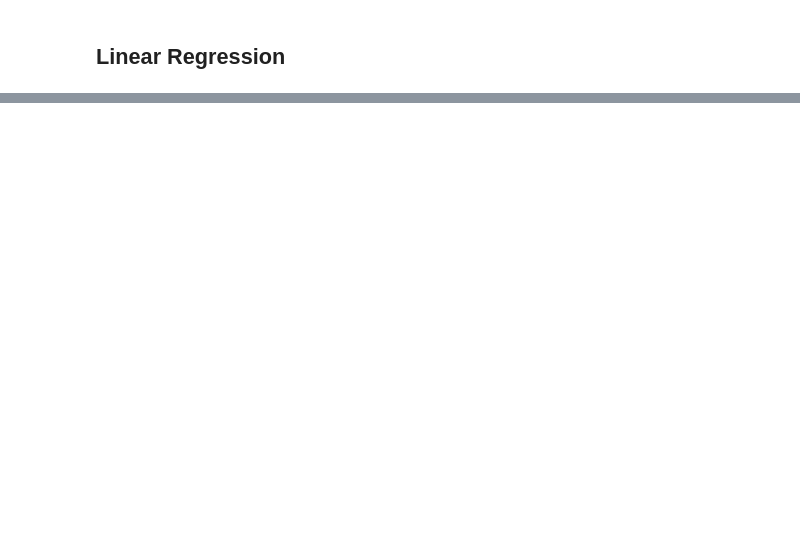
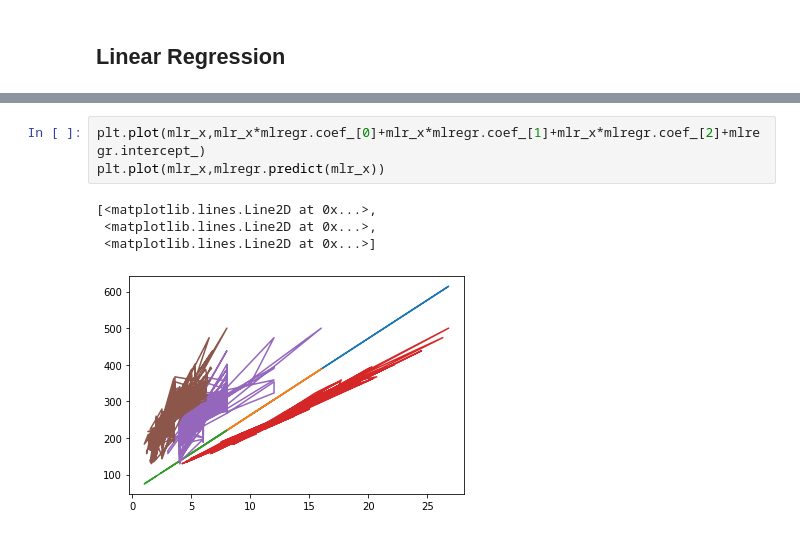
Before and after one commit to Yogendra3112/data_science, a Jupyter notebook: Machine Learning.ipynb, the cells around one changed output, grey strips where cells are left out. Saved outputs shown, nothing was run; the diff lists cells and outputs as text; blank space fills up the shorter version.

```diff
--- a/Machine Learning.ipynb
+++ b/Machine Learning.ipynb
@@ -174,0 +221,8 @@ plt.plot(test_x,lregr.predict(test_x))
+# %%
+plt.plot(mlr_x,mlr_x*mlregr.coef_[0]+mlr_x*mlregr.coef_[1]+mlr_x*mlregr.coef_[2]+mlregr.intercept_)
+plt.plot(mlr_x,mlregr.predict(mlr_x))
+# %% [output]
+[<matplotlib.lines.Line2D at 0x...>,
+ <matplotlib.lines.Line2D at 0x...>,
+ <matplotlib.lines.Line2D at 0x...>]
+[figure, added]
```
Also changed, not shown: parts of 15 cells of this notebook.
